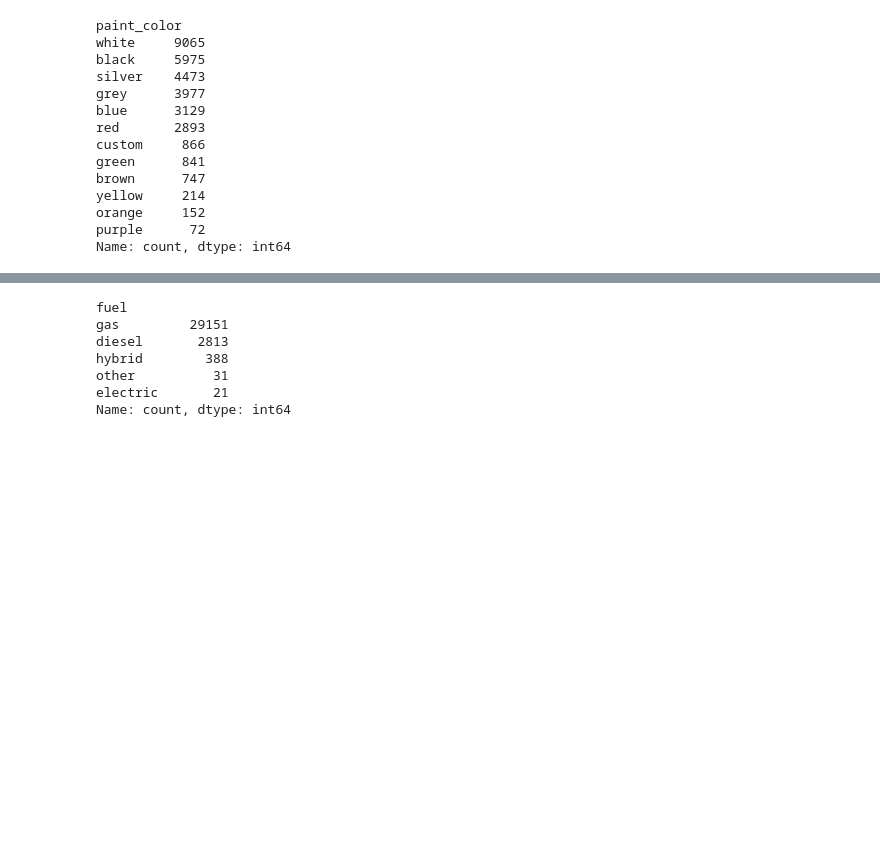
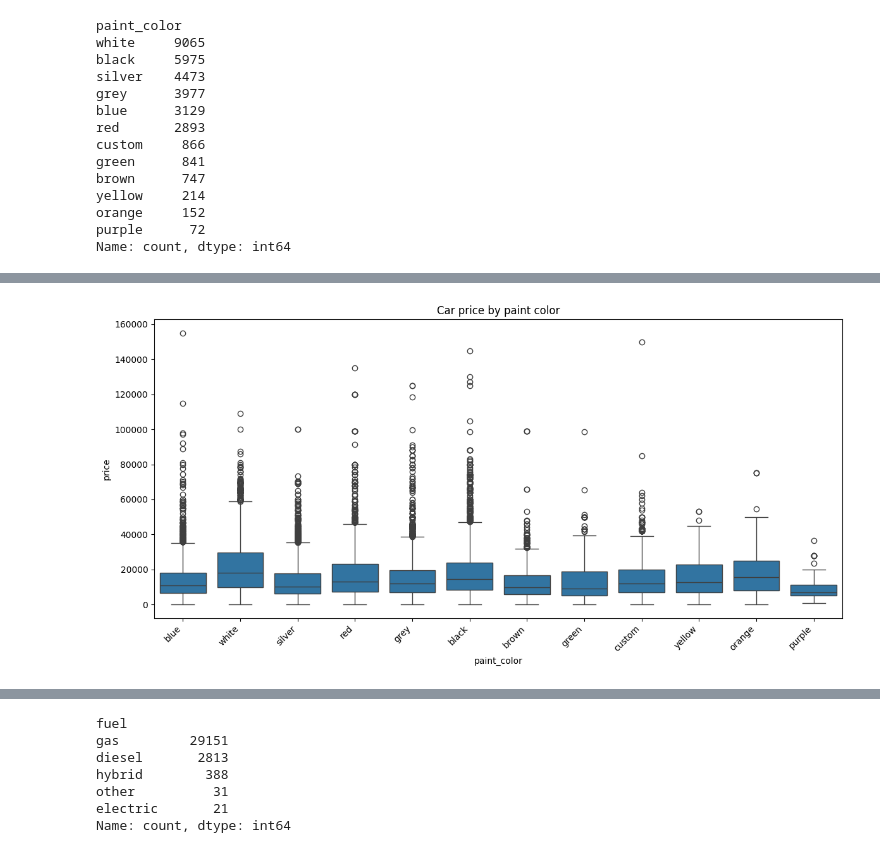
Before and after one commit to skavoori/practical-application-2, a Jupyter notebook: prompt_II.ipynb, the cells around one changed output, grey strips where cells are left out. Cells and saved outputs as stored; diff of their text form; code cells hidden in the pictures; blank space fills up the shorter version.

```diff
--- a/prompt_II.ipynb
+++ b/prompt_II.ipynb
@@ -208,0 +221,10 @@ Name: count, dtype: int64
+# %%
+# Box plot
+plt.figure(figsize=(12, 6))
+sns.boxplot(data=df_prepared, x='paint_color', y='price')
+plt.xticks(rotation=45, ha='right')
+plt.title('Car price by paint color')
+plt.tight_layout()
+plt.show()
+# %% [output]
+[figure, added]
```
Also changed, not shown: parts of 7 cells of this notebook.
